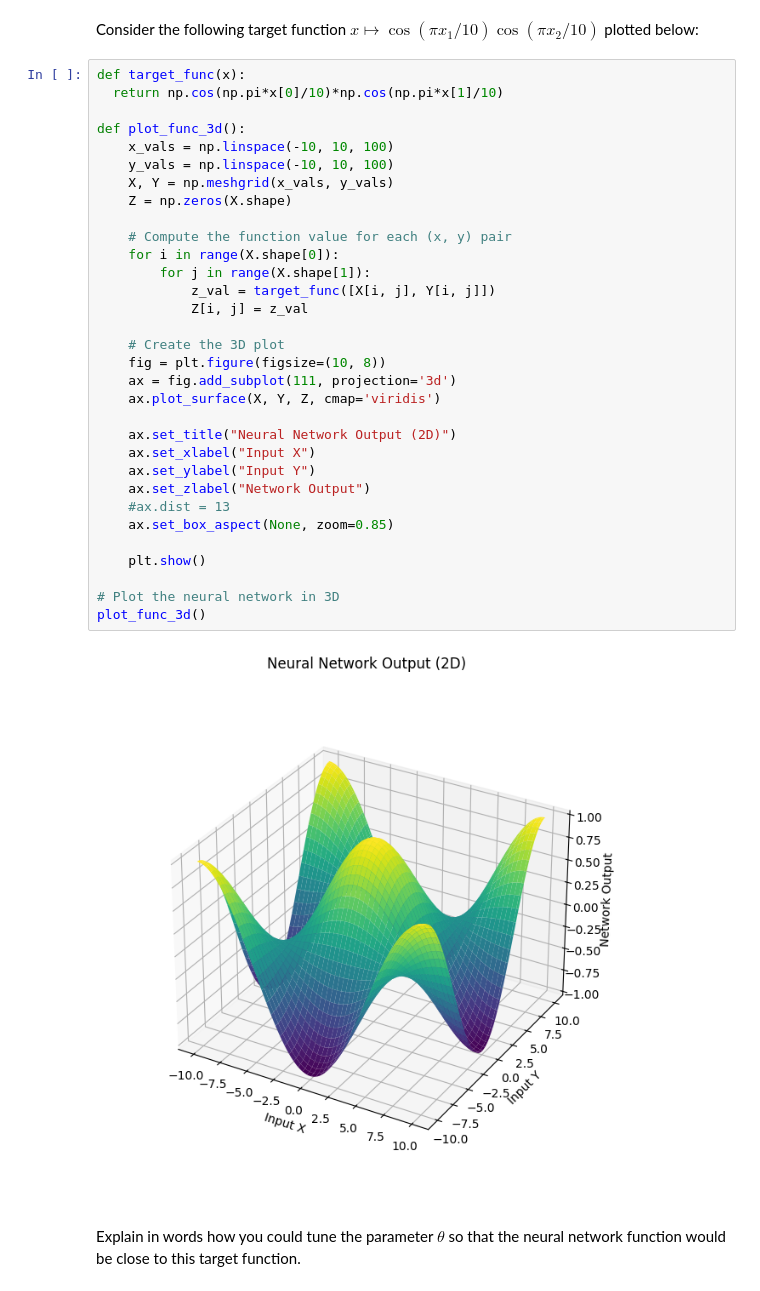
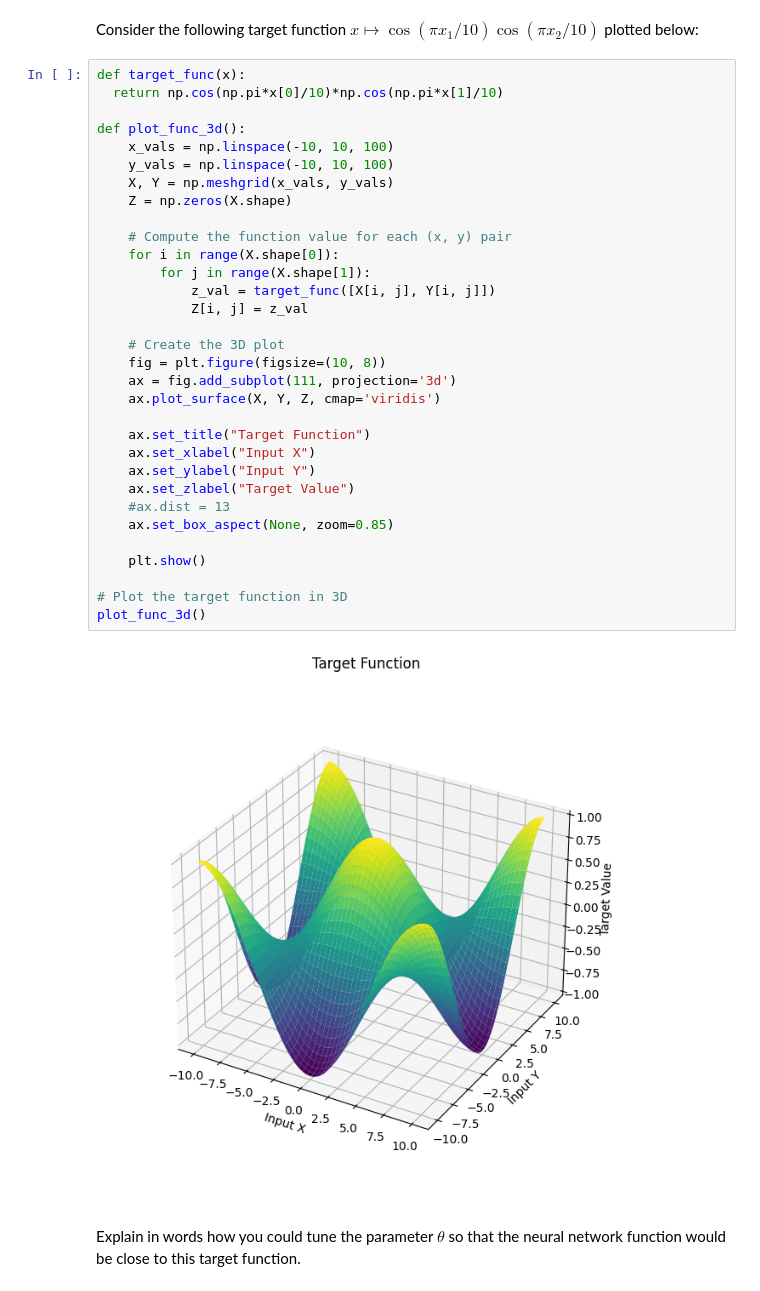
Before and after one commit to mmm10138/Machine-Learning, a Jupyter notebook: HW_1.ipynb, the cells around one changed output. Drawn from its saved outputs; the diff is of its cells as text.

```diff
--- a/HW_1.ipynb
+++ b/HW_1.ipynb
@@ -119,36 +119,36 @@ Consider the following target function $x \mapsto \cos(\pi x_1/10)\cos(\pi x_2/1
 # %%
 def target_func(x):
   return np.cos(np.pi*x[0]/10)*np.cos(np.pi*x[1]/10)
 
 def plot_func_3d():
     x_vals = np.linspace(-10, 10, 100)
     y_vals = np.linspace(-10, 10, 100)
     X, Y = np.meshgrid(x_vals, y_vals)
     Z = np.zeros(X.shape)
 
     # Compute the function value for each (x, y) pair
     for i in range(X.shape[0]):
         for j in range(X.shape[1]):
             z_val = target_func([X[i, j], Y[i, j]])
             Z[i, j] = z_val
 
     # Create the 3D plot
     fig = plt.figure(figsize=(10, 8))
     ax = fig.add_subplot(111, projection='3d')
     ax.plot_surface(X, Y, Z, cmap='viridis')
 
-    ax.set_title("Neural Network Output (2D)")
+    ax.set_title("Target Function")
     ax.set_xlabel("Input X")
     ax.set_ylabel("Input Y")
-    ax.set_zlabel("Network Output")
+    ax.set_zlabel("Target Value")
     #ax.dist = 13
     ax.set_box_aspect(None, zoom=0.85)
 
     plt.show()
 
-# Plot the neural network in 3D
+# Plot the target function in 3D
 plot_func_3d()
 # %% [output]
-[figure, old version]
+[figure, new version]
 # %% [markdown]
 Explain in words how you could tune the parameter $\theta$ so that the neural network function would be close to this target function.
```
Also changed, not shown: parts of 7 cells of this notebook.
